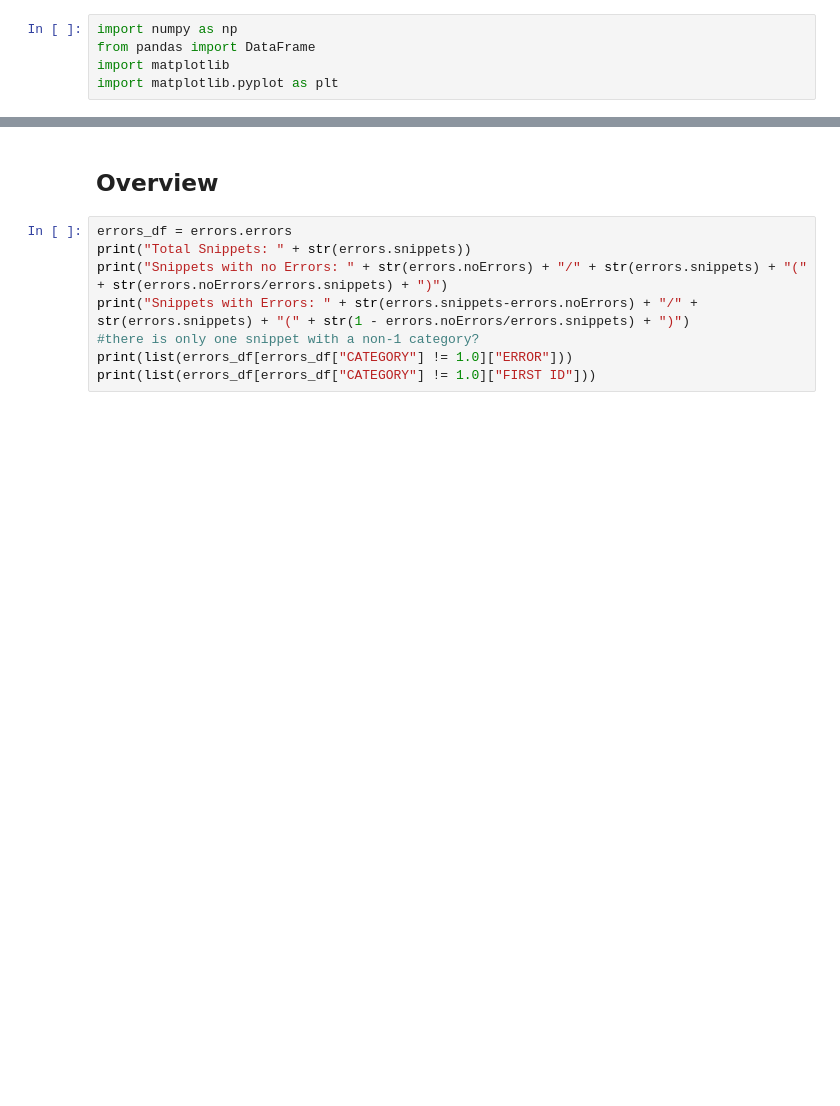
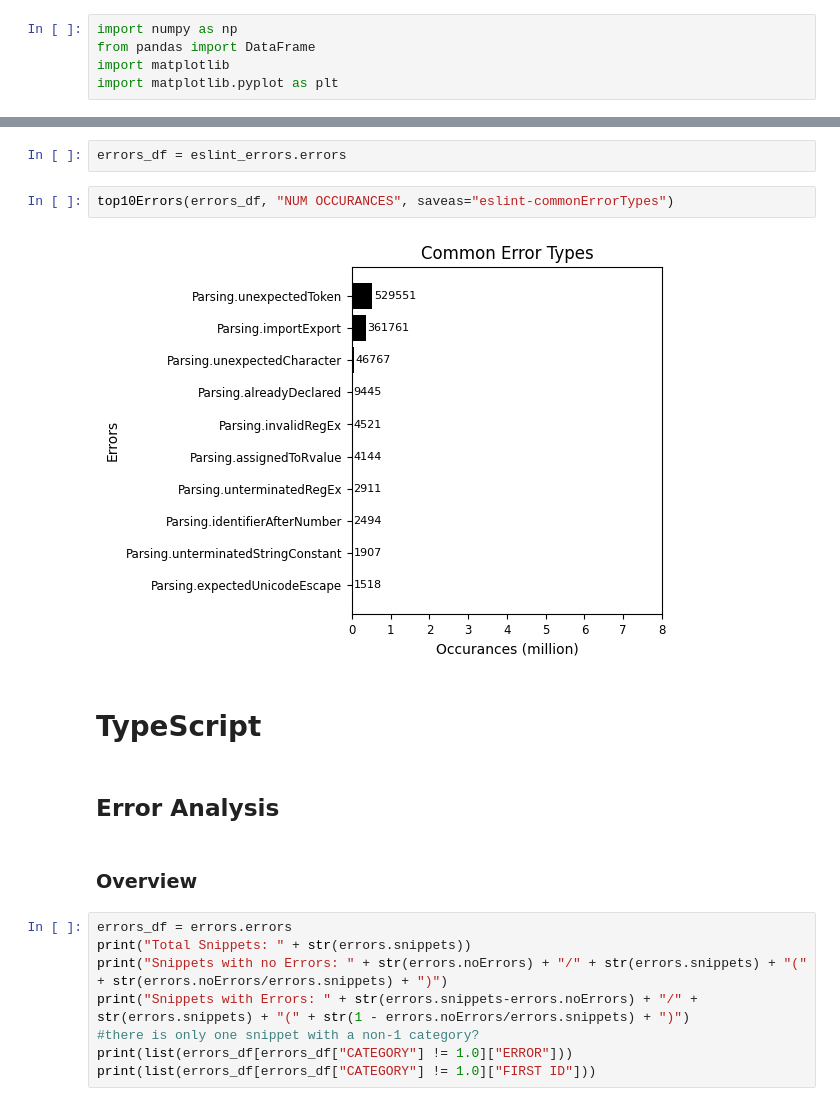
Before and after one commit to Brittany-Reid/node_code_correction, a Jupyter notebook: analysis/analysis.ipynb, the cells around one changed output, grey strips where cells are left out. Saved outputs shown, nothing was run; the diff lists cells and outputs as text; blank space fills up the shorter version.

```diff
--- a/analysis/analysis.ipynb
+++ b/analysis/analysis.ipynb
@@ -77,5 +174,15 @@ deletion = Log(DELETION_DIR)
+# %%
+errors_df = eslint_errors.errors
+# %%
+top10Errors(errors_df, "NUM OCCURANCES", saveas="eslint-commonErrorTypes")
+# %% [output]
+[figure, added]
+# %% [markdown]
+# TypeScript
+# %% [markdown]
+## Error Analysis
 # %% [markdown]
-## Overview
+### Overview
 # %%
 errors_df = errors.errors
 print("Total Snippets: " + str(errors.snippets))
```
Also changed, not shown: parts of 16 cells of this notebook, 11 other files.
